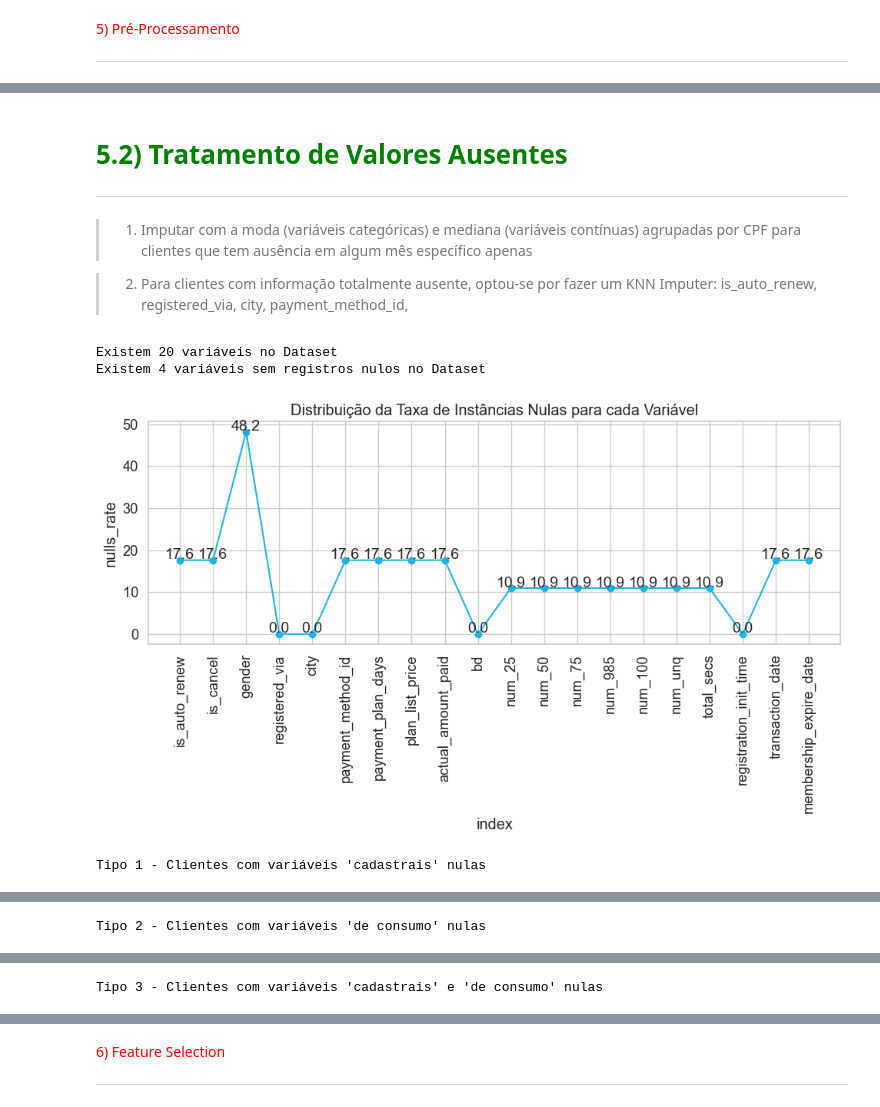
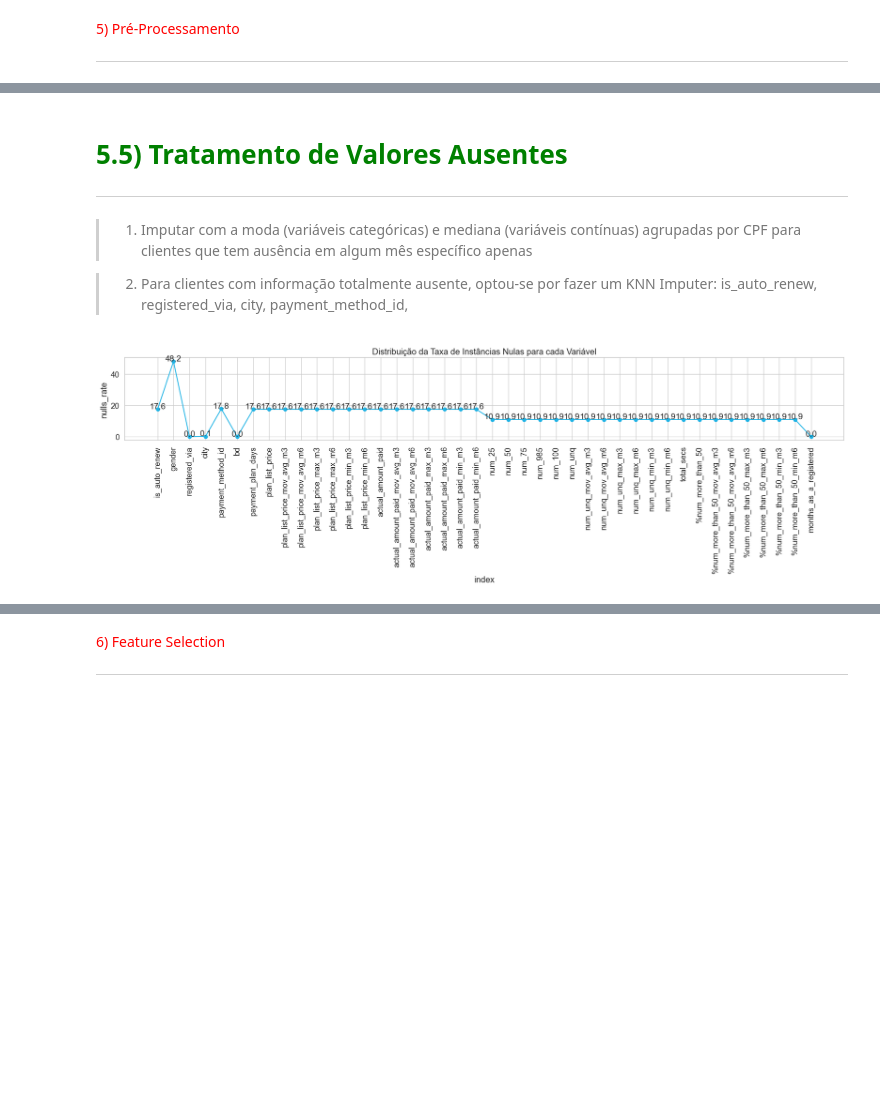
Before and after one commit to leonardovargas10/Case_Data_Master, a Jupyter notebook: Case_Data_Master.ipynb, the cells around one changed output, grey strips where cells are left out. Drawn from its saved outputs; the diff is of its cells as text; code cells hidden in the pictures; blank space fills up the shorter version.

Commit message:
Desenvolvendo o Case do Data Master

```diff
--- a/Case_Data_Master.ipynb
+++ b/Case_Data_Master.ipynb
@@ -1341,3 +1549,5 @@ user_id = ["msno"]
+# %%
+df_train = pre_processing_extreme_outliers(df_train)
 # %%
 ### Retirando amostras nulas para ver a distribuição
 df_eda_continuas = df_train[variaveis_continuas].dropna().copy()
@@ -1365,0 +1599,3 @@ analisa_distribuicao_via_percentis(df_eda_continuas, variaveis_continuas)
+# %%
+for categorica in variaveis_categoricas:
+    woe_training(df_train, categorica)
@@ -1365,0 +1608,24 @@ analisa_distribuicao_via_percentis(df_eda_continuas, variaveis_continuas)
+# %%
+def target_encoder_woe(df):
+
+    woe_is_auto_renew = pd.read_excel(f"../00_DataMaster/data/target_encoder_is_auto_renew.xlsx").set_index('is_auto_renew')['woe'].to_dict()
+    woe_gender = pd.read_excel(f"../00_DataMaster/data/target_encoder_gender.xlsx").set_index('gender')['woe'].to_dict()
+    woe_registered_via = pd.read_excel(f"../00_DataMaster/data/target_encoder_registered_via.xlsx").set_index('registered_via')['woe'].to_dict()
+    woe_city = pd.read_excel(f"../00_DataMaster/data/target_encoder_city.xlsx").set_index('city')['woe'].to_dict()
+    woe_payment_method_id = pd.read_excel(f"../00_DataMaster/data/target_encoder_payment_method_id.xlsx").set_index('payment_method_id')['woe'].to_dict()
+
+    # display(woe_is_auto_renew)
+    # display(woe_gender)
+    # display(woe_registered_via)
+    # display(woe_city)
+    # display(woe_payment_method_id)
+
+    df["is_auto_renew"] = df['is_auto_renew'].map(woe_is_auto_renew)
+    df["gender"] = df['gender'].map(woe_gender)
+    df["registered_via"] = df['registered_via'].map(woe_registered_via)
+    df["city"] = df['city'].map(woe_city)
+    df["payment_method_id"] = df['payment_method_id'].map(woe_payment_method_id)
+
+    return df
+# %%
+df_train = target_encoder_woe(df_train)
@@ -1366,5 +1641,5 @@ analisa_distribuicao_via_percentis(df_eda_continuas, variaveis_continuas)
 # %% [markdown]
-# <font color='green' style='font-size: 30px;'> 5.2) Tratamento de Valores Ausentes </font>
+# <font color='green' style='font-size: 30px;'> 5.5) Tratamento de Valores Ausentes </font>
 <hr style='border: 2px solid green;'>
 
 > 1. Imputar com a moda (variáveis categóricas) e mediana (variáveis contínuas) agrupadas por CPF para clientes que tem ausência em algum mês específico apenas
@@ -1373,32 +1692,14 @@ analisa_distribuicao_via_percentis(df_eda_continuas, variaveis_continuas)
 # %%
 df_nulls = (
     pd.DataFrame(
         df_train
         .drop(["msno", "safra", "churn"], axis = 1)
         .isnull().sum()
       )
       .reset_index()
       .rename({0:'nulls_amnt'}, axis = 1)
 )
 df_nulls['nulls_rate'] = round((df_nulls['nulls_amnt']/df_train.shape[0])*100, 2)
-
-print(f'Existem {len(df_nulls)} variáveis no Dataset')
-df_not_nulls_nulls = df_nulls.loc[df_nulls['nulls_rate'] == 0]
-columns_not_nulls = list(df_not_nulls_nulls['index'])
-print(f'Existem {len(columns_not_nulls)} variáveis sem registros nulos no Dataset')
-
 plota_grafico_linhas(df_nulls, "index", "nulls_rate", True, "Distribuição da Taxa de Instâncias Nulas para cada Variável")
-
-print("Tipo 1 - Clientes com variáveis 'cadastrais' nulas")
-display(df_train.loc[(df_train["actual_amount_paid"].isna()) & (~df_train["num_25"].isna())].head(10))
-print()
-print("Tipo 2 - Clientes com variáveis 'de consumo' nulas")
-display(df_train.loc[(~df_train["actual_amount_paid"].isna()) & (df_train["num_25"].isna())].head(10))
-print()
-print("Tipo 3 - Clientes com variáveis 'cadastrais' e 'de consumo' nulas")
-display(df_train.loc[(df_train["actual_amount_paid"].isna()) & df_train["num_25"].isna()].head(10))
 # %% [output]
-Existem 20 variáveis no Dataset
-Existem 4 variáveis sem registros nulos no Dataset
-[figure, old version]
+[figure, new version]
-Tipo 1 - Clientes com variáveis 'cadastrais' nulas
@@ -1416 +1705,0 @@ Tipo 1 - Clientes com variáveis 'cadastrais' nulas
-Tipo 2 - Clientes com variáveis 'de consumo' nulas
@@ -1428 +1705,0 @@ Tipo 2 - Clientes com variáveis 'de consumo' nulas
-Tipo 3 - Clientes com variáveis 'cadastrais' e 'de consumo' nulas
```
Also changed, not shown: parts of 45 cells of this notebook.
